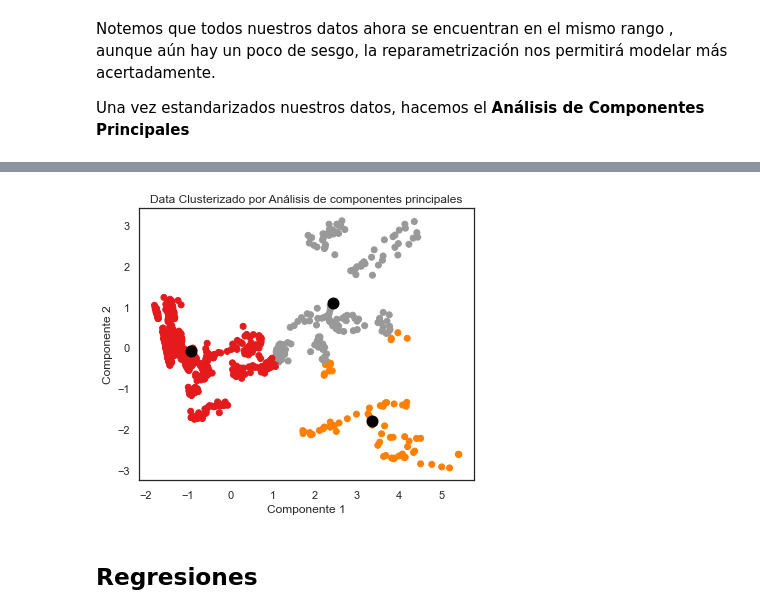
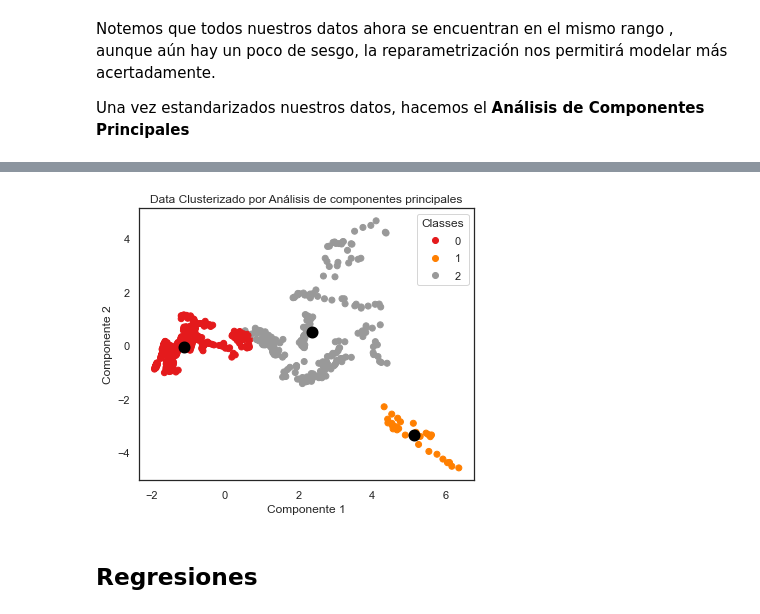
Before and after one commit to OmarGard/Bedu-E2-Modulo5, a Jupyter notebook: Notebook.ipynb, the cells around one changed output, grey strips where cells are left out. Saved outputs shown, nothing was run; the diff lists cells and outputs as text; code cells hidden in the pictures.

Commit message:
Update Notebook.ipynb
Add total deaths to cluster analysis and legend to the last scatter plot also with a table info display instead of historgrams

```diff
--- a/Notebook.ipynb
+++ b/Notebook.ipynb
@@ -96,7 +96,8 @@ Data columns (total 16 columns):
 dtypes: float64(11), int64(4), object(1)
 memory usage: 123.2+ KB
 # %%
-# Eliminamos variables que no utilizaremos
-data = df[['CO2','N2O', 'CH4','Fgas', 'mean_annual_temp']]
+# Eliminamos variables que utilizaremos
+data = df[['total_respiratory_diseases','CO2','N2O', 'CH4','Fgas', 'mean_annual_temp']]
+data = data[data['CO2'] > 0]
 data.head()
 # %% [output]
@@ -171,16 +172,16 @@ import sklearn.cluster as cluster
 
 inertia = []
 for i in range(1,10):
-  kmeans = cluster.KMeans(n_clusters = i, init = "k-means++", random_state = 18)
-  kmeans.fit(data_cluster)
-  inertia.append(kmeans.inertia_)
+    kmeans = KMeans(n_clusters = i, init = "k-means++", random_state = 18)
+    kmeans.fit(data_cluster)
+    inertia.append(kmeans.inertia_)
 # %%
 # Generación del método confirmatorio: método de la silueta
 silueta = {}
 for i in range(2,10):
-  kmeans = cluster.KMeans(n_clusters = i, init = "k-means++", random_state = 18, n_init = 15, max_iter = 500)
-  kmeans.fit(data_cluster)
-  silueta[i] = silhouette_score(data_cluster, kmeans.labels_, metric = "euclidean")
+    kmeans = KMeans(n_clusters = i, init = "k-means++", random_state = 18, n_init = 15, max_iter = 500)
+    kmeans.fit(data_cluster)
+    silueta[i] = silhouette_score(data_cluster, kmeans.labels_, metric = "euclidean")
 # %%
 # Graficamos
 sns.set(style = "white", rc = {"figure.figsize":(12,5)})
@@ -204,6 +205,7 @@ plt.show()
 # %%
-# Sabemos que son 2 clusters entonces
-kmeans = cluster.KMeans(n_clusters = 3, random_state=84, init="k-means++")
+# Sabemos que son 3 clusters entonces
+
+kmeans = KMeans(n_clusters = 3, random_state=42, init="k-means++")
 kmeans_labels = kmeans.fit_predict(data_cluster)
 
 centroids = kmeans.cluster_centers_
@@ -212,10 +214,12 @@ centroides_pca = pca_2.transform(centroids)
 data2 = data.copy()
 data2["Cluster"] = kmeans_labels
 
-aux = data2.columns.tolist()
-aux[0:len(aux)-1]
+data2.groupby('Cluster').agg(['mean', 'max', 'min'])
 
-for cluster in aux[0:len(aux)-1]:
-  grid = sns.FacetGrid(data2, col = "Cluster")
-  grid.map(plt.hist, cluster, color = "orange")
+#aux = data2.columns.tolist()
+#aux[0:len(aux)-1]
+
+#for cluster in aux[0:len(aux)-1]:
+#    grid = sns.FacetGrid(data2, col = "Cluster")
+#    grid.map(plt.hist, cluster, color = "orange")
 # %% [output]
@@ -227,13 +232,13 @@ for cluster in aux[0:len(aux)-1]:
 # %%
-sns.set(style = "white", rc = {"figure.figsize": (6,5)})
-
-plt.scatter(x = pca_2_resultados[:,0], y = pca_2_resultados[:,1], c = kmeans_labels, cmap = "Set1")
-plt.scatter(centroides_pca[:,0], centroides_pca[:,1], marker = "o",  color = "black", linewidths = 6, zorder = 10);
+scatter = plt.scatter(x = pca_2_resultados[:,0], y = pca_2_resultados[:,1], c = kmeans_labels, cmap = "Set1", label=kmeans_labels)
+plt.scatter(centroides_pca[:,0], centroides_pca[:,1], marker = "o",  color = "black", linewidths = 6, zorder = 10)
+plt.legend(*scatter.legend_elements(),
+                    loc="best", title="Classes")
 plt.title("Data Clusterizado por Análisis de componentes principales")
 plt.xlabel("Componente 1")
 plt.ylabel("Componente 2");
 # %% [output]
-[figure, old version]
+[figure, new version]
 # %% [markdown]
 ## Regresiones
 # %%
```
Also changed, not shown: parts of 9 cells of this notebook.
